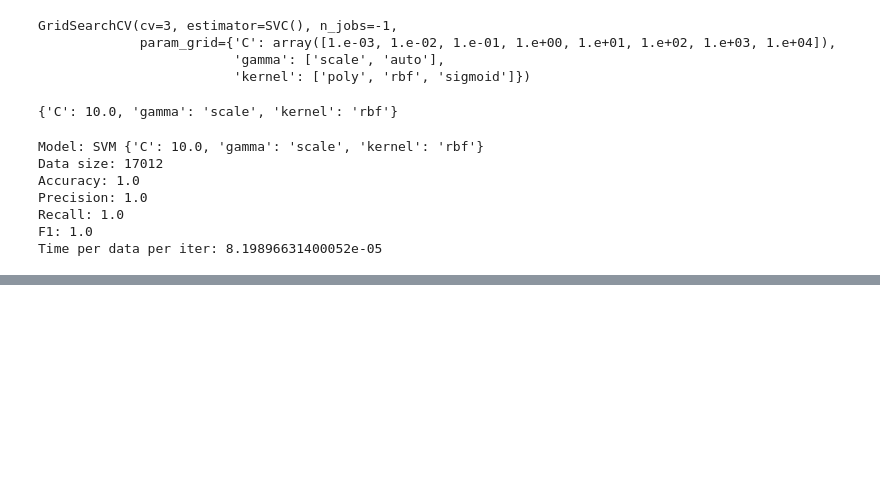
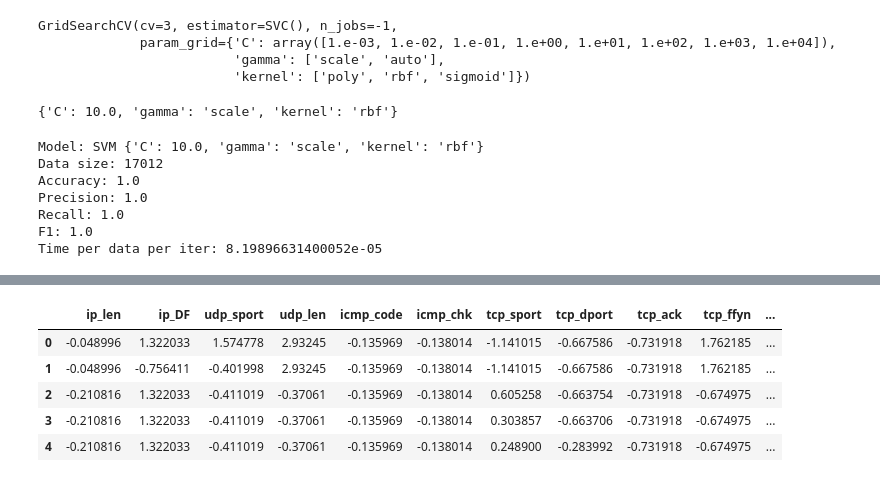
Before and after one commit to ibrahimmkhalid/data-245-project, a Jupyter notebook: model_svm.sync.ipynb, the cells around one changed output, grey strips where cells are left out. Cells and saved outputs as stored; diff of their text form; code cells hidden in the pictures; blank space fills up the shorter version.

```diff
--- a/model_svm.sync.ipynb
+++ b/model_svm.sync.ipynb
@@ -562,16 +601,21 @@ benchmark_results
 df_new_attacks = pd.read_csv(new_attacks_path, low_memory=False)
 # %%
 df_new_attacks = df_new_attacks.drop(columns=["ip_RF", "ip_MF", "ip_offset"])
-df_new_attacks_class = df_new_attacks["class"].replace({"normal": 0, "attack": 1})
-df_new_attacks = df_new_attacks[cols_corr_gt1[:-1]]
-df_new_attacks_scaled = df_corr_gt1_scaler.transform(
-    df_new_attacks
-)
+df_new_attacks["class"] = df_new_attacks["class"].replace({"normal": 0, "attack": 1})
+df_new_attacks = df_new_attacks[cols_corr_gt1]
+df_new_attacks_scaled = scaler_gt1.transform(df_new_attacks)
 df_new_attacks_scaled = pd.DataFrame(
     df_new_attacks_scaled, columns=df_new_attacks.columns
 )
-df_new_attacks_scaled["class"] = df_new_attacks_class
+df_new_attacks_scaled["class"] = df_new_attacks["class"]
 df_new_attacks_scaled.head()
+# %% [output]
+|  | ip_len | ip_DF | udp_sport | udp_len | icmp_code | icmp_chk | tcp_sport | tcp_dport | tcp_ack | tcp_ffyn | ... |
+| 0 | -0.048996 | 1.322033 | 1.574778 | 2.93245 | -0.135969 | -0.138014 | -1.141015 | -0.667586 | -0.731918 | 1.762185 | ... |
+| 1 | -0.048996 | -0.756411 | -0.401998 | 2.93245 | -0.135969 | -0.138014 | -1.141015 | -0.667586 | -0.731918 | 1.762185 | ... |
+| 2 | -0.210816 | 1.322033 | -0.411019 | -0.37061 | -0.135969 | -0.138014 | 0.605258 | -0.663754 | -0.731918 | -0.674975 | ... |
+| 3 | -0.210816 | 1.322033 | -0.411019 | -0.37061 | -0.135969 | -0.138014 | 0.303857 | -0.663706 | -0.731918 | -0.674975 | ... |
+| 4 | -0.210816 | 1.322033 | -0.411019 | -0.37061 | -0.135969 | -0.138014 | 0.248900 | -0.283992 | -0.731918 | -0.674975 | ... |
 # %%
 X_new_attacks = df_new_attacks_scaled.drop(columns=["class"]).to_numpy()
 y_new_attacks = df_new_attacks_scaled["class"].to_numpy()
```
Also changed, not shown: parts of 15 cells of this notebook, 1 other file.
